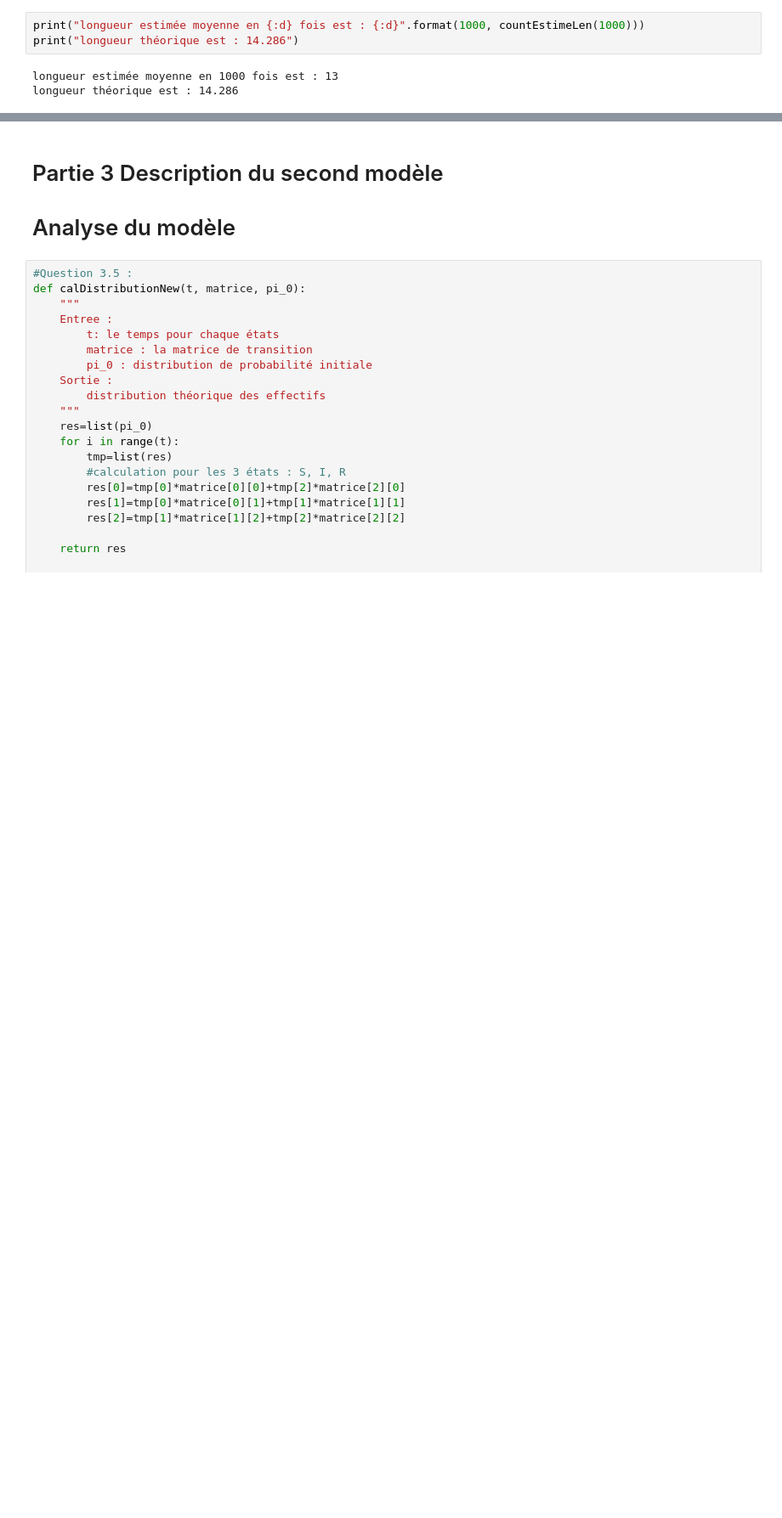
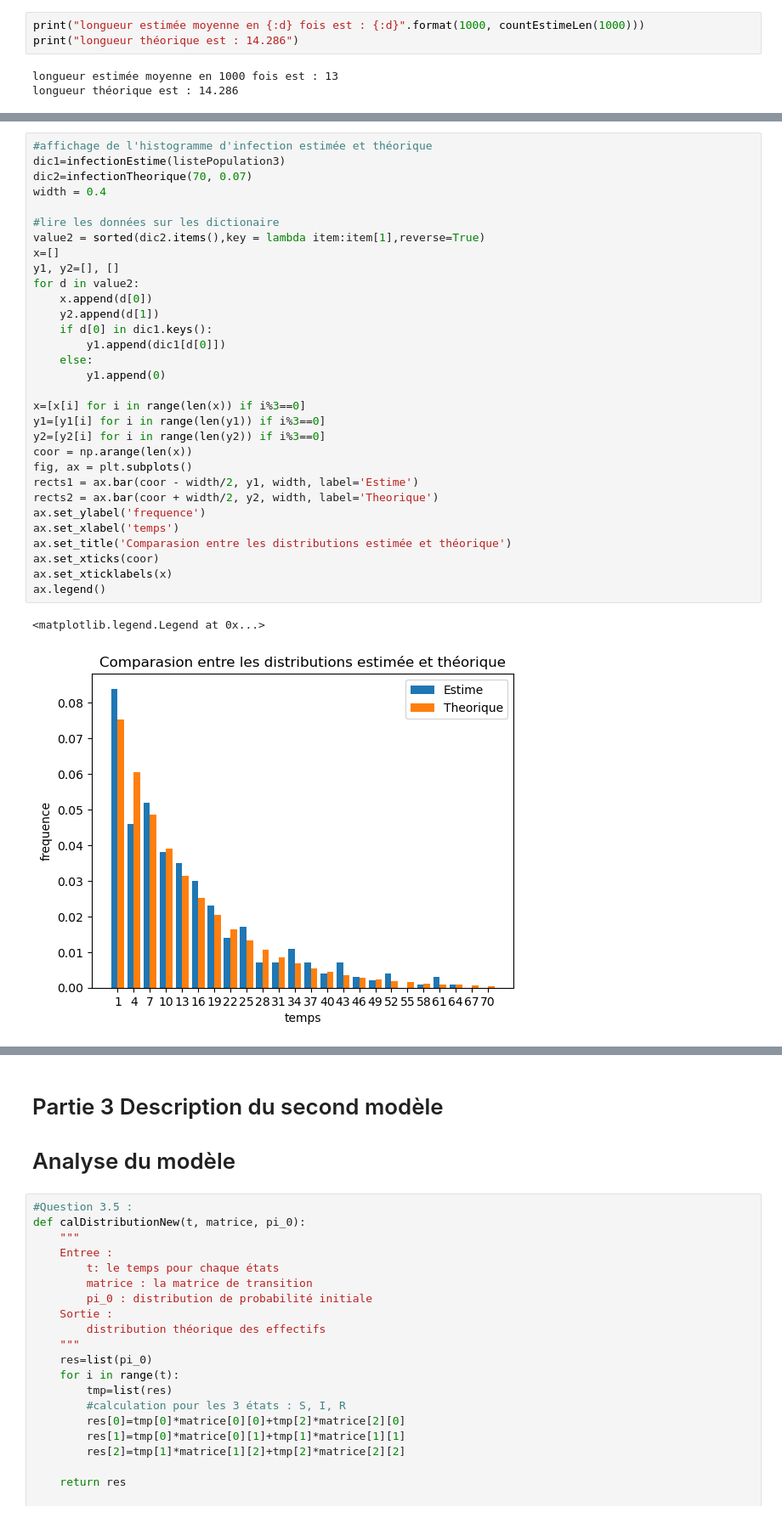
Before and after one commit to ZhouRUNLIN/LU3IN005-STAT-INFO, a Jupyter notebook: Projet3/projet3-IN005.ipynb, the cells around one changed output, grey strips where cells are left out. Shown: that part at 85% size. Saved outputs shown, nothing was run; the diff lists cells and outputs as text; blank space fills up the shorter version.

```diff
--- a/Projet3/projet3-IN005.ipynb
+++ b/Projet3/projet3-IN005.ipynb
@@ -405,0 +365,34 @@ showInfectionTheorique(70, 0.07)
+# %%
+#affichage de l'histogramme d'infection estimée et théorique
+dic1=infectionEstime(listePopulation3)
+dic2=infectionTheorique(70, 0.07)
+width = 0.4
+
+#lire les données sur les dictionaire
+value2 = sorted(dic2.items(),key = lambda item:item[1],reverse=True)
+x=[]
+y1, y2=[], []
+for d in value2:
+    x.append(d[0])
+    y2.append(d[1])
+    if d[0] in dic1.keys():
+        y1.append(dic1[d[0]])
+    else:
+        y1.append(0)
+
+x=[x[i] for i in range(len(x)) if i%3==0]
+y1=[y1[i] for i in range(len(y1)) if i%3==0]
+y2=[y2[i] for i in range(len(y2)) if i%3==0]
+coor = np.arange(len(x))
+fig, ax = plt.subplots()
+rects1 = ax.bar(coor - width/2, y1, width, label='Estime')
+rects2 = ax.bar(coor + width/2, y2, width, label='Theorique')
+ax.set_ylabel('frequence')
+ax.set_xlabel('temps')
+ax.set_title('Comparasion entre les distributions estimée et théorique')
+ax.set_xticks(coor)
+ax.set_xticklabels(x)
+ax.legend()
+# %% [output]
+<matplotlib.legend.Legend at 0x...>
+[figure, added]
```
Also changed, not shown: parts of 13 cells of this notebook.
